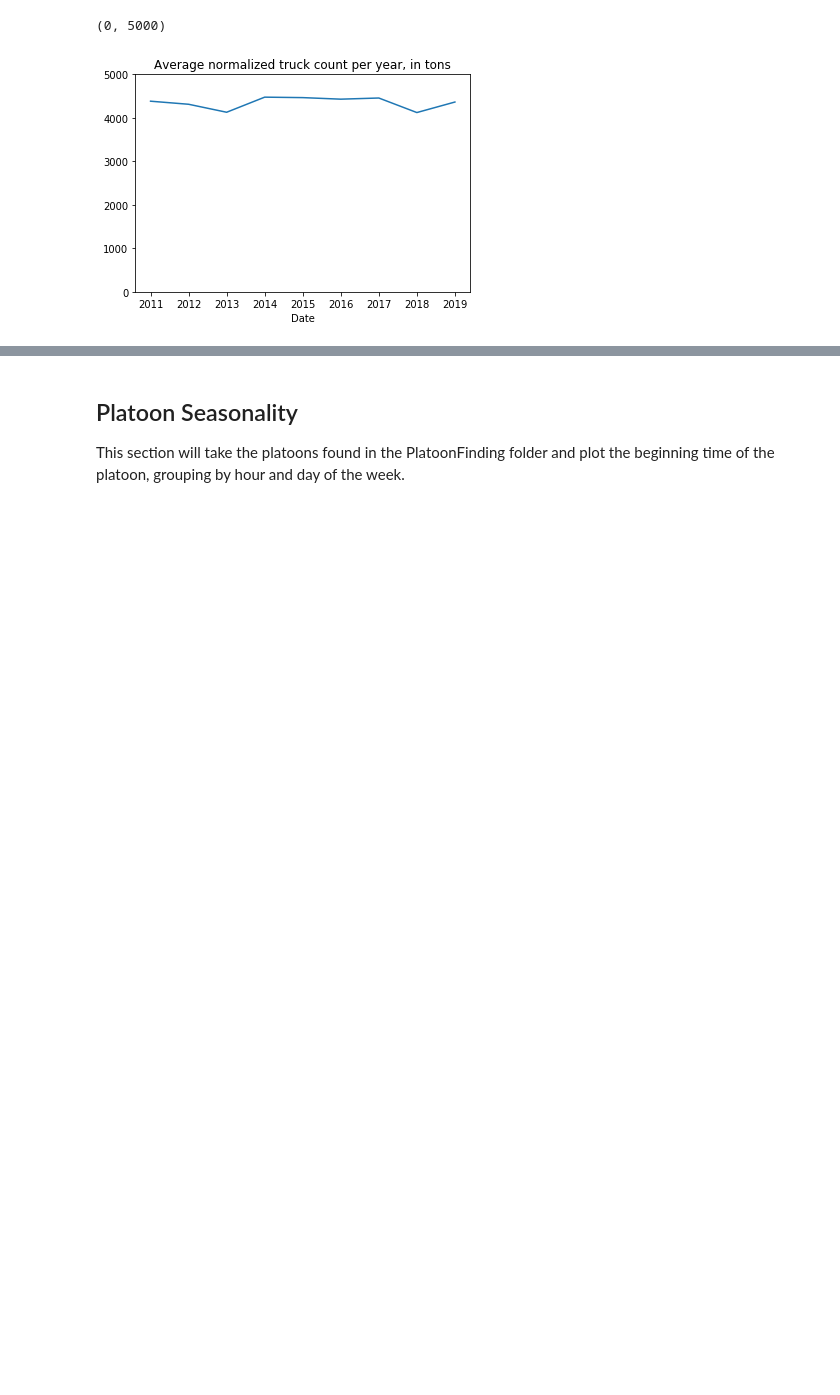
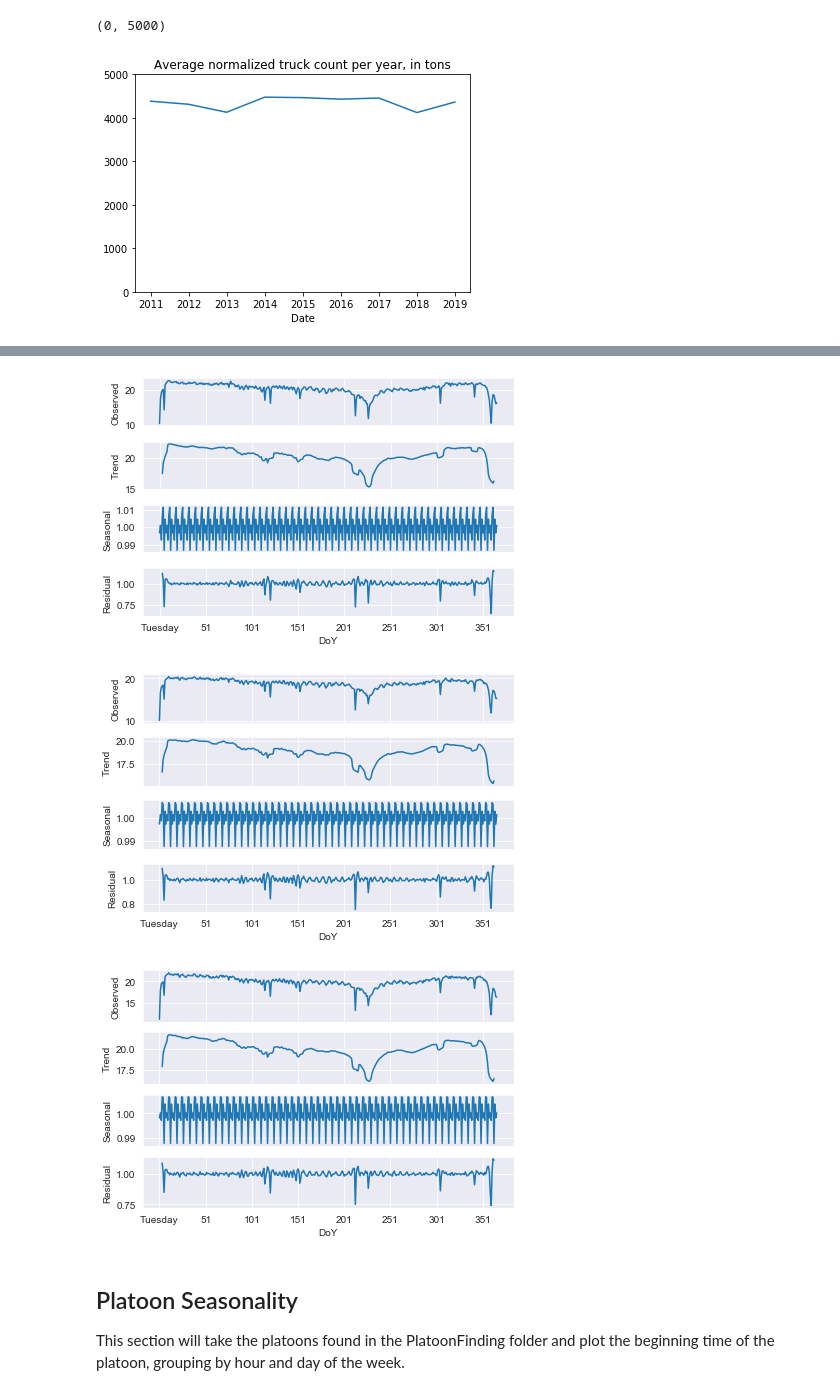
Before and after one commit to isdabelle/DigitalTwinBridges, a Jupyter notebook: Seasonality.ipynb, the cells around one changed output, grey strips where cells are left out. Drawn from its saved outputs; the diff is of its cells as text; code cells hidden in the pictures; blank space fills up the shorter version.

```diff
--- a/Seasonality.ipynb
+++ b/Seasonality.ipynb
@@ -370,3 +220,10 @@ ax.set_ylim(0, 5000)
+# %%
+for station in stations:
+    weight_seasonality(station, 'weekly')
+# %% [output]
+[figure, added]
+[figure, added]
+[figure, added]
 # %% [markdown]
 ## Platoon Seasonality
 
```
Also changed, not shown: parts of 38 cells of this notebook, 2 other files.
